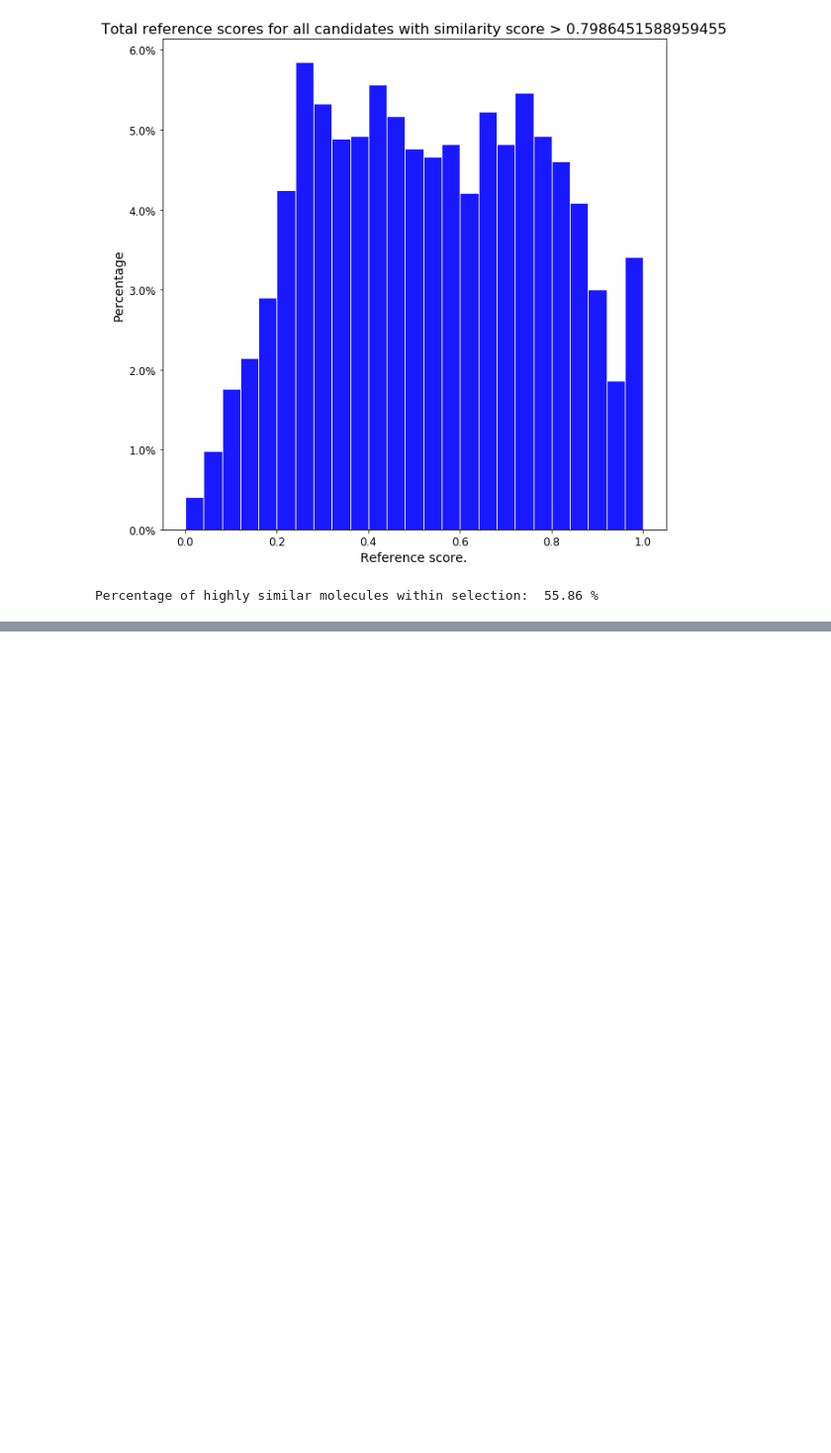
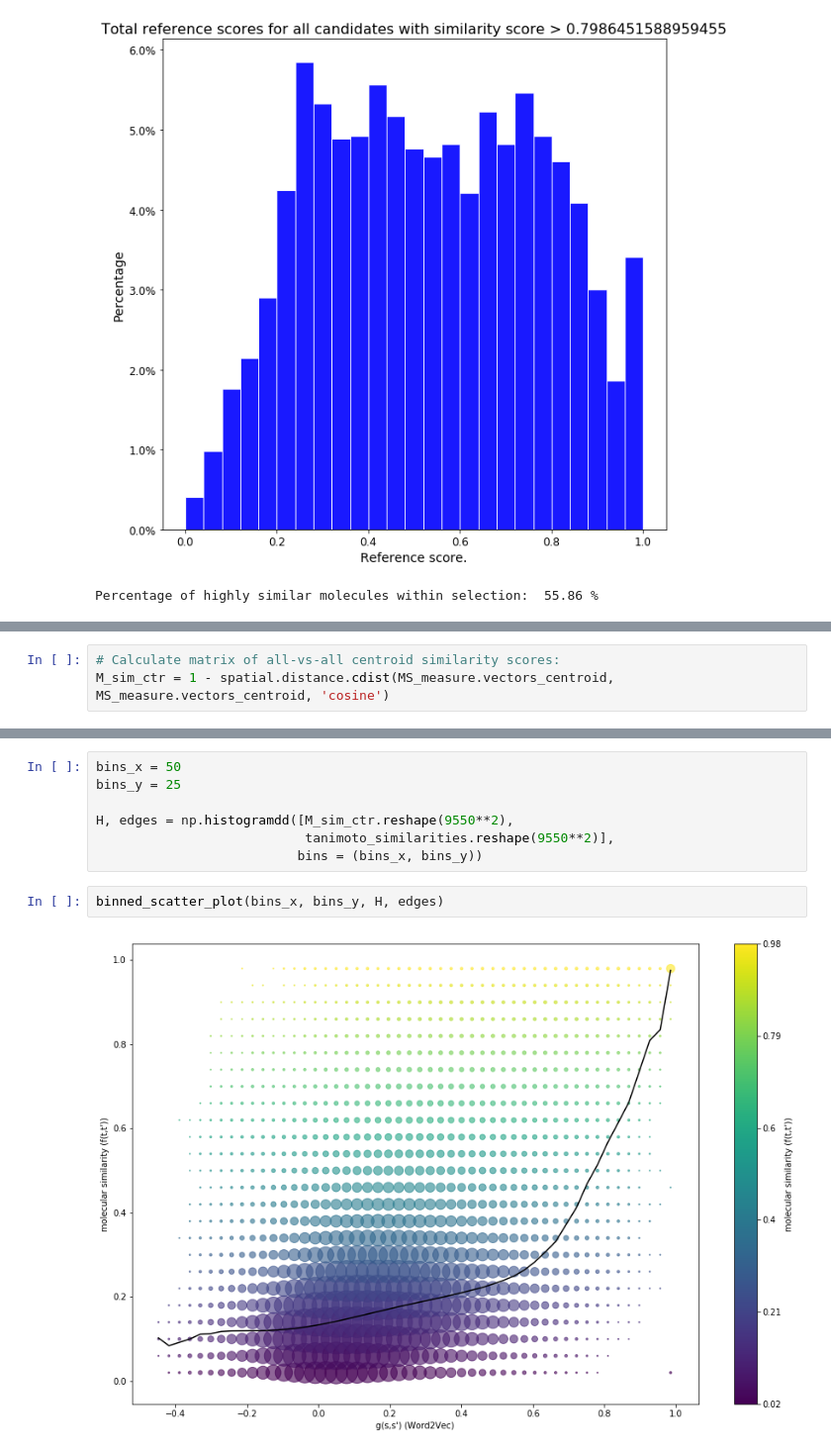
Before and after one commit to florian-huber/SeSiMe, a Jupyter notebook: notebooks/SeSiMe_MS_gnps_ALL.ipynb, the cells around one changed output, grey strips where cells are left out. Shown at 99% size. Saved outputs shown, nothing was run; the diff lists cells and outputs as text; blank space fills up the shorter version.

```diff
--- a/notebooks/SeSiMe_MS_gnps_ALL.ipynb
+++ b/notebooks/SeSiMe_MS_gnps_ALL.ipynb
@@ -642,0 +747,3 @@ Percentage of highly similar molecules within selection:  55.86 %
+# %%
+# Calculate matrix of all-vs-all centroid similarity scores:
+M_sim_ctr = 1 - spatial.distance.cdist(MS_measure.vectors_centroid, MS_measure.vectors_centroid, 'cosine')
@@ -642,0 +752,11 @@ Percentage of highly similar molecules within selection:  55.86 %
+# %%
+bins_x = 50
+bins_y = 25
+
+H, edges = np.histogramdd([M_sim_ctr.reshape(9550**2),
+                           tanimoto_similarities.reshape(9550**2)],
+                          bins = (bins_x, bins_y))
+# %%
+binned_scatter_plot(bins_x, bins_y, H, edges)
+# %% [output]
+[figure, added]
```
Also changed, not shown: parts of 16 cells of this notebook.
